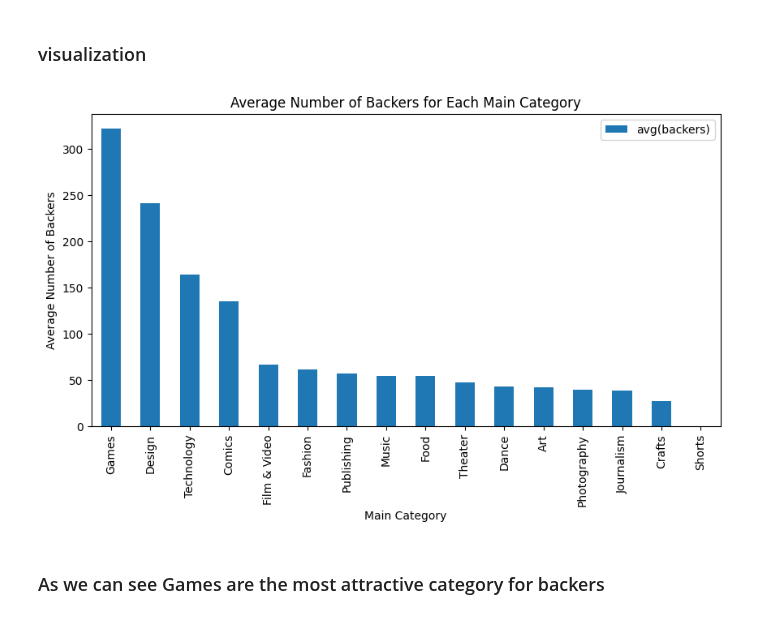
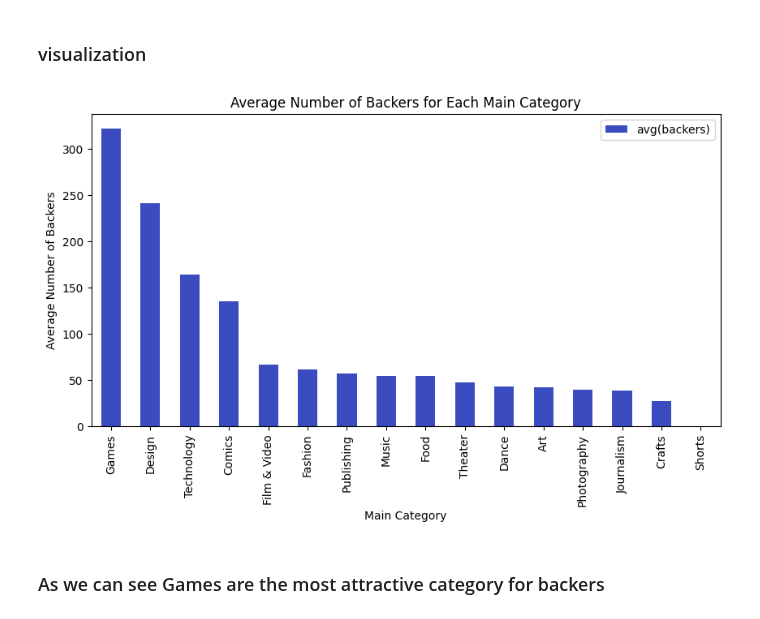
Before and after one commit to yahiaehab10/Crowdfunding-Success-Predictor, a Jupyter notebook: Ahmed'sNotebook.ipynb, the cells around one changed output. Cells and saved outputs as stored; diff of their text form; code cells hidden in the pictures.

```diff
--- a/Ahmed'sNotebook.ipynb
+++ b/Ahmed'sNotebook.ipynb
@@ -231,14 +231,15 @@ only showing top 15 rows
 # %% [markdown]
 ### visualization
 # %%
-# visulization of the average number of backers for each main category
-df.groupBy('main_category').agg(avg('backers')).orderBy('avg(backers)', ascending = False).toPandas().plot(kind='bar', x='main_category', y='avg(backers)', figsize=(10,5))
+# Visulization of the average number of backers for each main category
+df.groupBy('main_category').agg(avg('backers')).orderBy('avg(backers)', ascending = False).toPandas().plot(kind='bar',
+x='main_category', y='avg(backers)', figsize=(10,5), colormap='coolwarm')
 plt.title('Average Number of Backers for Each Main Category')
 plt.ylabel('Average Number of Backers')
 plt.xlabel('Main Category')
 plt.show()
 # %% [output]
-[figure, old version]
+[figure, new version]
 # %% [markdown]
 ### As we can see Games are the most attractive category for backers
 # %%
```
Also changed, not shown: parts of 5 cells of this notebook.
